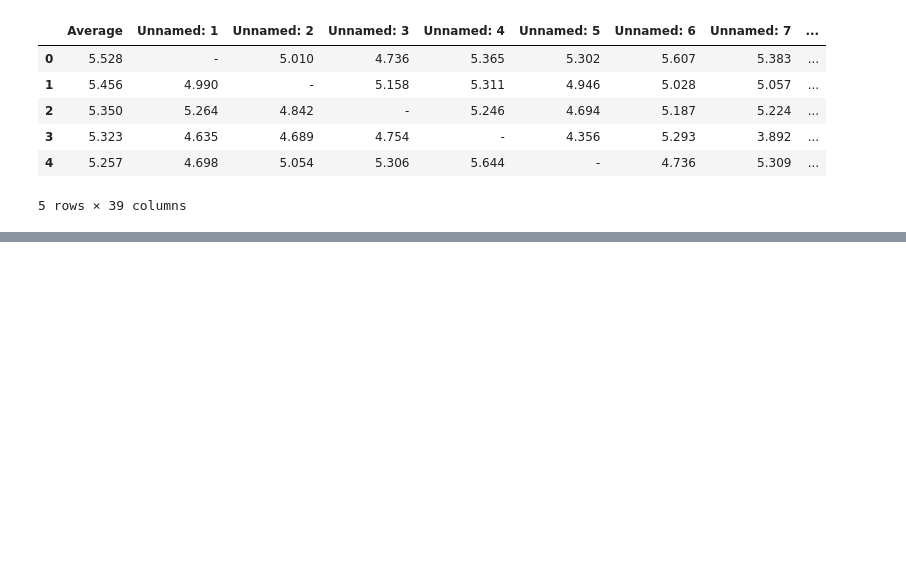
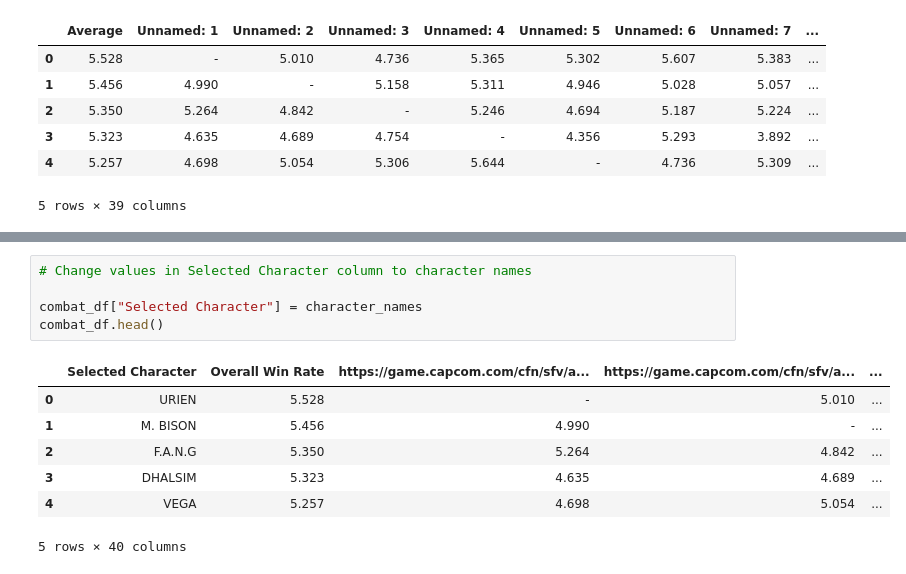
Before and after one commit to eric-ruzzo/street-fighter_character_analysis, a Jupyter notebook: scrapedata.ipynb, the cells around one changed output, grey strips where cells are left out. Saved outputs shown, nothing was run; the diff lists cells and outputs as text; blank space fills up the shorter version.

```diff
--- a/scrapedata.ipynb
+++ b/scrapedata.ipynb
@@ -325,0 +352,13 @@ combat_df.head()
+# %%
+# Change values in Selected Character column to character names
+
+combat_df["Selected Character"] = character_names
+combat_df.head()
+# %% [output]
+|  | Selected Character | Overall Win Rate | https://game.capcom.com/cfn/sfv/a... | https://game.capcom.com/cfn/sfv/a... | ... |
+| 0 | URIEN | 5.528 | - | 5.010 | ... |
+| 1 | M. BISON | 5.456 | 4.990 | - | ... |
+| 2 | F.A.N.G | 5.350 | 5.264 | 4.842 | ... |
+| 3 | DHALSIM | 5.323 | 4.635 | 4.689 | ... |
+| 4 | VEGA | 5.257 | 4.698 | 5.054 | ... |
+5 rows × 40 columns
```
Also changed, not shown: parts of 8 cells of this notebook.
